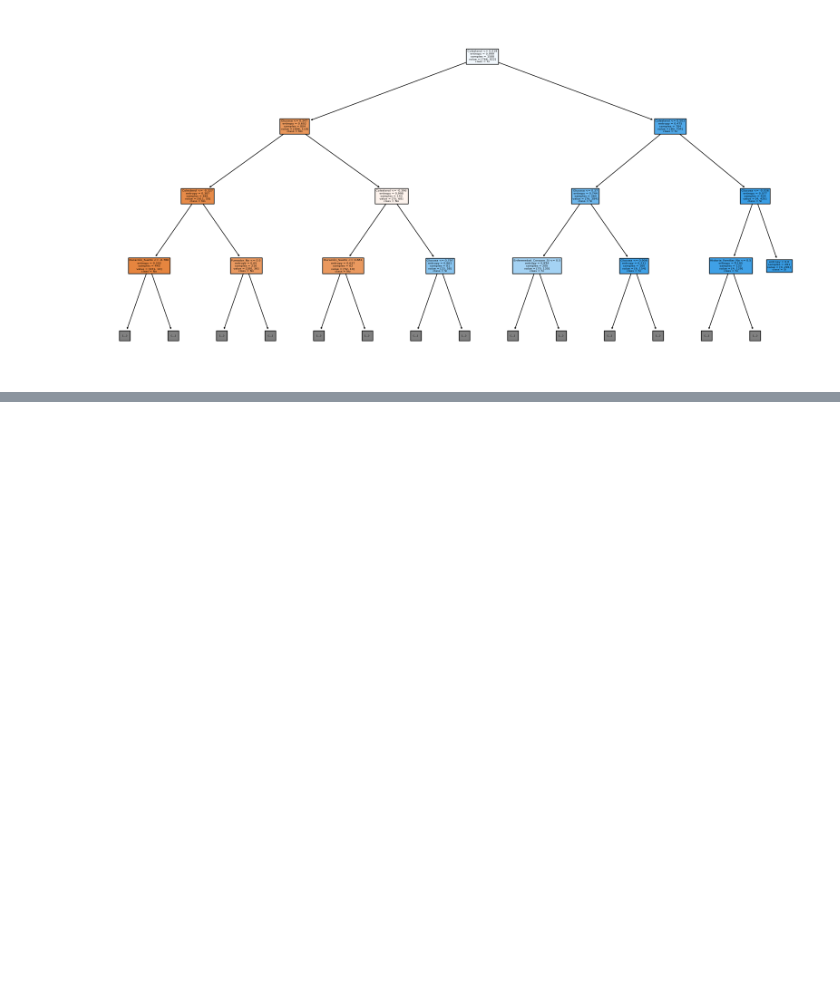
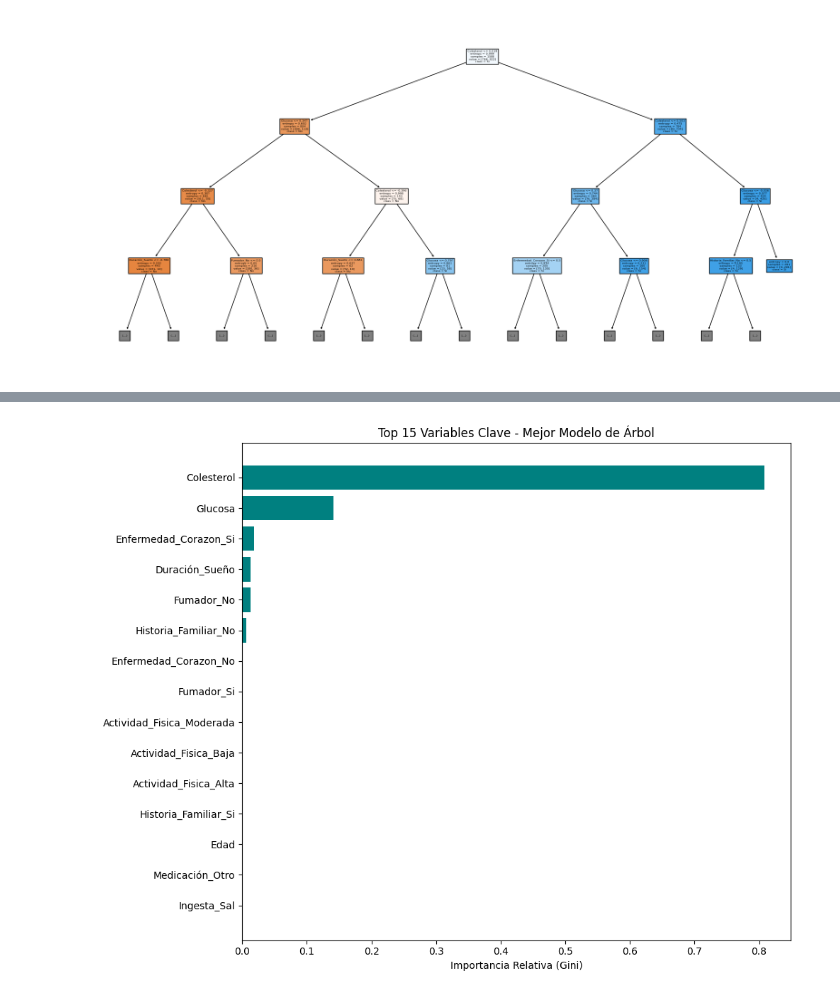
Before and after one commit to SERGMASSOG/Machine_Learning_scikit-learn, a Jupyter notebook: árboles de decisión y K-vecinos más cercanos clasificacion/Decision_trees_and_Knn.ipynb, the cells around one changed output, grey strips where cells are left out. Drawn from its saved outputs; the diff is of its cells as text; code cells hidden in the pictures; blank space fills up the shorter version.

```diff
--- a/árboles de decisión y K-vecinos más cercanos clasificacion/Decision_trees_and_Knn.ipynb
+++ b/árboles de decisión y K-vecinos más cercanos clasificacion/Decision_trees_and_Knn.ipynb
@@ -713,0 +760,23 @@ Una vez construido los modelos, deberías estar en capacidad de responder estas
+# %%
+modelo_final = mejor_pipeline_dt.named_steps['model']
+preprocesador = mejor_pipeline_dt.named_steps['transformer']
+
+importancias = modelo_final.feature_importances_
+nombres_columnas = preprocesador.get_feature_names_out()
+
+feature_importance_df = pd.DataFrame({
+    'Variable': nombres_columnas,
+    'Importancia': importancias
+}).sort_values(by='Importancia', ascending=False)
+
+plt.figure(figsize=(10, 8))
+plt.barh(feature_importance_df['Variable'].head(15),
+        feature_importance_df['Importancia'].head(15),
+        color='teal')
+plt.xlabel('Importancia Relativa (Gini)')
+plt.title('Top 15 Variables Clave - Mejor Modelo de Árbol')
+plt.gca().invert_yaxis()
+plt.tight_layout()
+plt.show()
+# %% [output]
+[figure, added]
```
Also changed, not shown: parts of 5 cells of this notebook, 1 other file.
